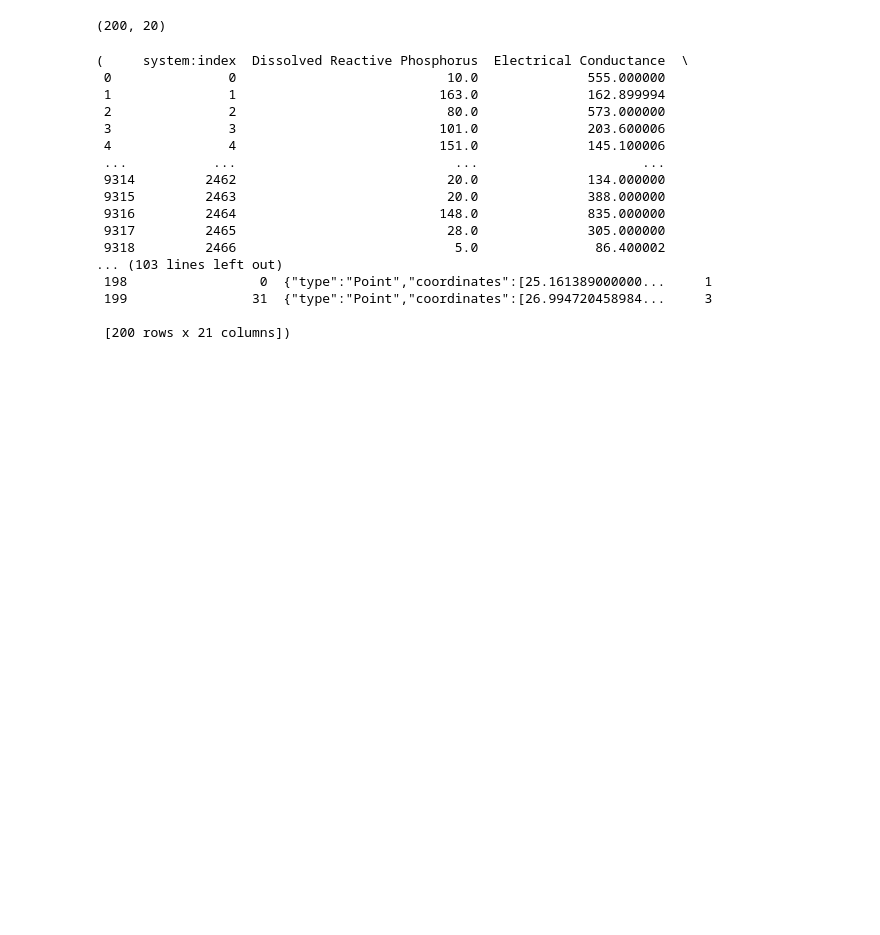
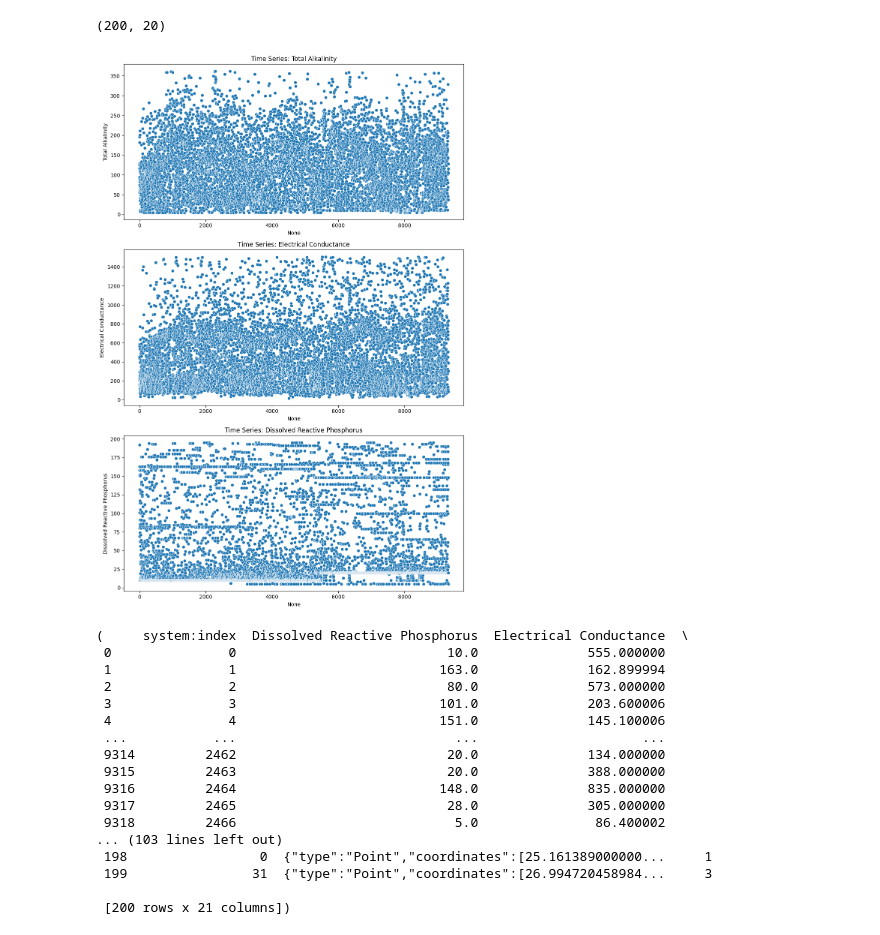
Before and after one commit to TonnieD/EY_AI_-_Data_Challenge, a Jupyter notebook: index.ipynb, the cells around one changed output. Drawn from its saved outputs; the diff is of its cells as text; code cells hidden in the pictures; blank space fills up the shorter version.

```diff
--- a/index.ipynb
+++ b/index.ipynb
@@ -37,6 +31,21 @@ Index(['system:index', 'Dissolved Reactive Phosphorus',
 val_df.shape
 # %% [output]
 (200, 20)
+# %%
+# Scatter plots for the target variables
+targets = ['Total Alkalinity', 'Electrical Conductance', 'Dissolved Reactive Phosphorus']
+
+# Create a figure with 3 rows and 1 column
+fig, axes = plt.subplots(nrows=3, ncols=1, figsize=(10, 15))
+
+for i, col in enumerate(targets):
+    sns.scatterplot(data=ts_df, x=ts_df.index, y=col, ax=axes[i])
+    axes[i].set_title(f'Time Series: {col}')
+
+plt.tight_layout()
+plt.show()
+# %% [output]
+[figure, added]
 # %%
 # Function to create the month column in each data set
 def month_feature(df):
```
Also changed, not shown: parts of 6 cells of this notebook.
